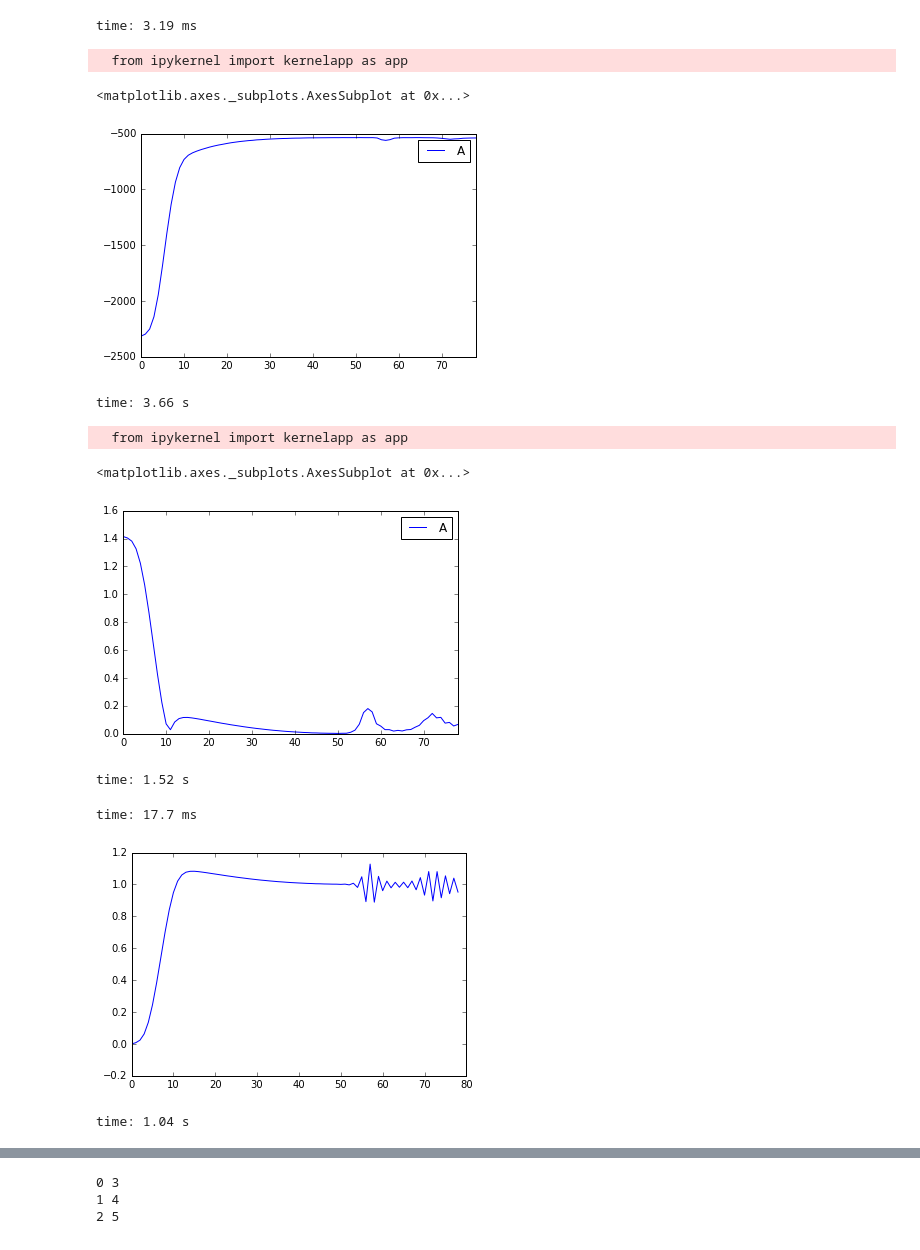
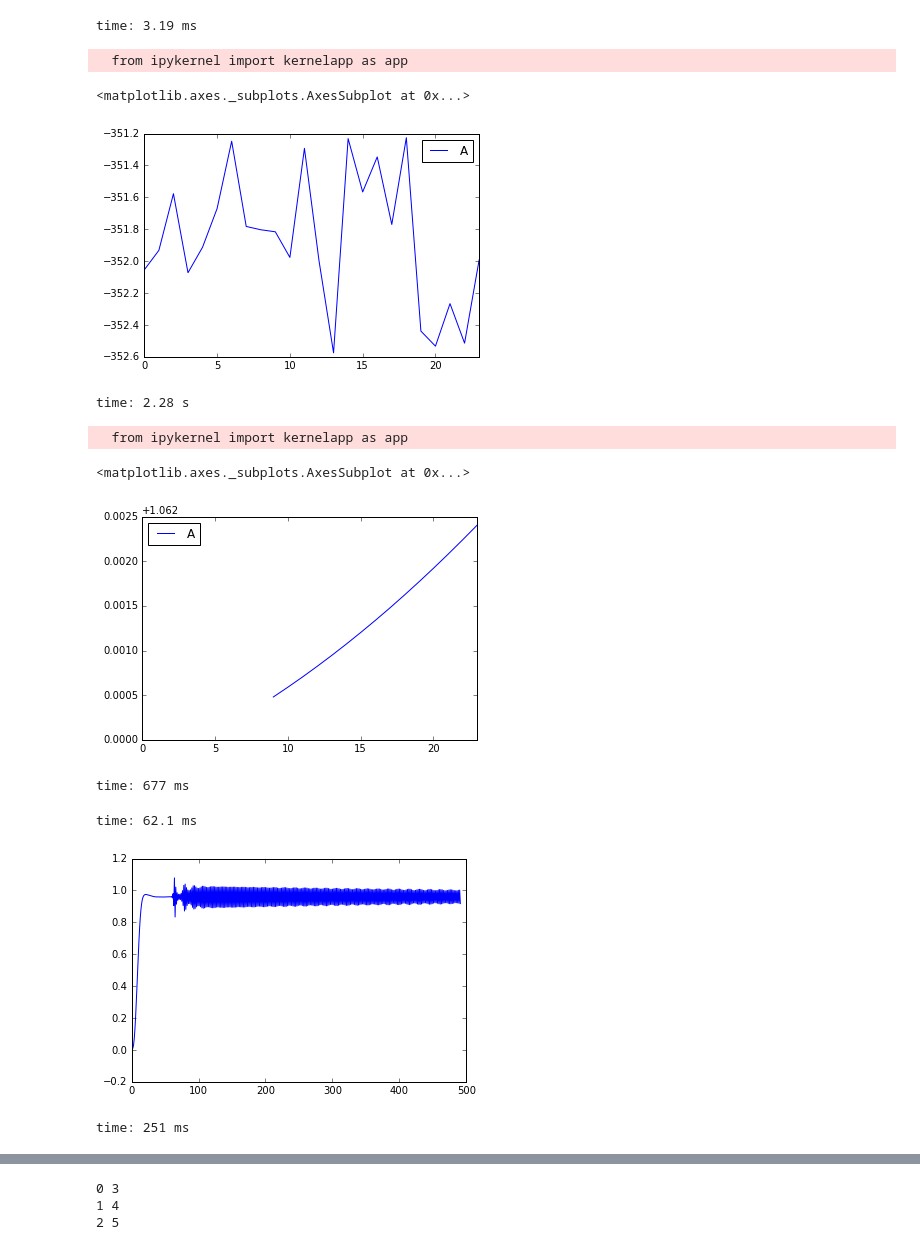
Before and after one commit to Gabriel-Ducrocq/LearningCommunicate, a Jupyter notebook: LearningCom.ipynb, the cells around one changed output, grey strips where cells are left out. Saved outputs shown, nothing was run; the diff lists cells and outputs as text; code cells hidden in the pictures.

```diff
--- a/LearningCom.ipynb
+++ b/LearningCom.ipynb
@@ -611,8 +612,10 @@ class Environment:
         self.gl = []
         for i in range(self.nb_agents):
             self.name_of_targets.append(np.random.randint(0, self.nb_agents, (1, self.batch_size)))
-            self.p.append(np.transpose(np.array([[0,0] for i in range(self.batch_size)])))
-            self.gl.append(np.transpose(np.array([[1,1] for i in range(self.batch_size)])))
+            #self.p.append(np.transpose(np.array([[0,0] for i in range(self.batch_size)])))
+            self.p.append(np.random.uniform(0, 0.5, [2, self.batch_size]))
+            #self.gl.append(np.transpose(np.array([[1,1] for i in range(self.batch_size)])))
+            self.gl.append(np.random.uniform(0, 0.5, [2, self.batch_size]))
             self.v.append(np.zeros([self.env_dim, self.batch_size]))
             self.g.append(np.zeros([self.env_dim, self.batch_size]))
             self.go.append(np.transpose(np.array([[1,0, 0] for i in range(self.batch_size)])))
@@ -651,8 +654,7 @@ class Experiment:
         last_pos = [v[1] for v in self.graphs["deep"]][-1]
         last_coord = tf.reduce_mean(last_pos, axis = 1)
         mean_reward = tf.reduce_mean([v[0] for v in self.graphs["deep"]])
-        self.last_distance = tf.norm(last_pos - tf.constant(np.array([[1 for i in range(self.batch_size)],
-                                                                [1 for i in range(self.batch_size)]]), tf.float32), axis = 0)
+        self.last_distance = tf.norm(last_pos - tf.constant(self.env.gl[0], tf.float32), axis = 0)
         mean_last_distance = tf.reduce_mean(self.last_distance)
         optimizer = tf.train.RMSPropOptimizer(0.0001)
         step = optimizer.minimize(-mean_reward)
@@ -678,3 +680,3 @@ time: 92.9 ms
 # %%
-exp = Experiment(150)
+exp = Experiment(200)
 # %% [output]
@@ -770,27 +788,27 @@ pd.rolling_mean(d_loss, 1).plot()
 # %% [output]
   from ipykernel import kernelapp as app
 <matplotlib.axes._subplots.AxesSubplot at 0x...>
-[figure, old version]
+[figure, new version]
-time: 3.66 s
+time: 2.28 s
 # %%
 d_distance = pd.DataFrame({"A":exp.list_distances})
-pd.rolling_mean(d_distance, 1).plot()
+pd.rolling_mean(d_distance, 10).plot()
 # %% [output]
   from ipykernel import kernelapp as app
 <matplotlib.axes._subplots.AxesSubplot at 0x...>
-[figure, old version]
+[figure, new version]
-time: 1.52 s
+time: 677 ms
 # %%
 x = [l[0] for l in exp.list_last_pos]
 y = [l[1] for l in exp.list_last_pos]
 # %% [output]
-time: 17.7 ms
+time: 62.1 ms
 # %%
 plt.plot(x)
 plt.show()
 # %% [output]
-[figure, old version]
+[figure, new version]
-time: 1.04 s
+time: 251 ms
 # %%
 plt.plot(y)
 plt.show()
```
Also changed, not shown: parts of 9 cells of this notebook.
